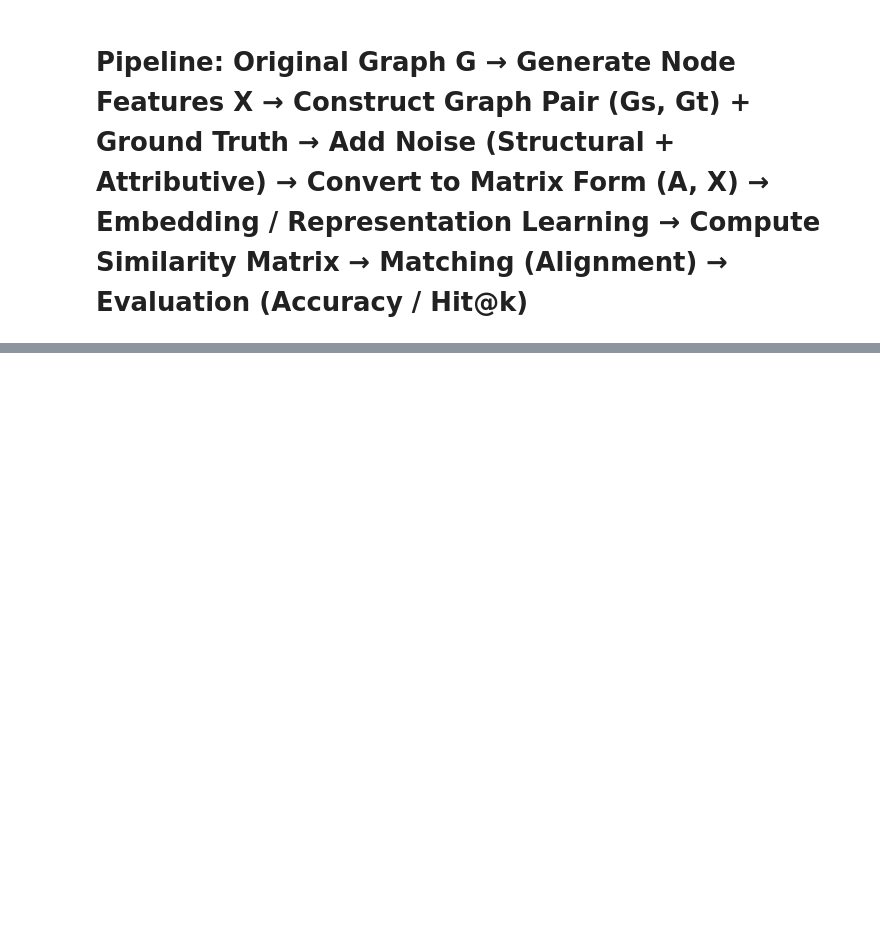
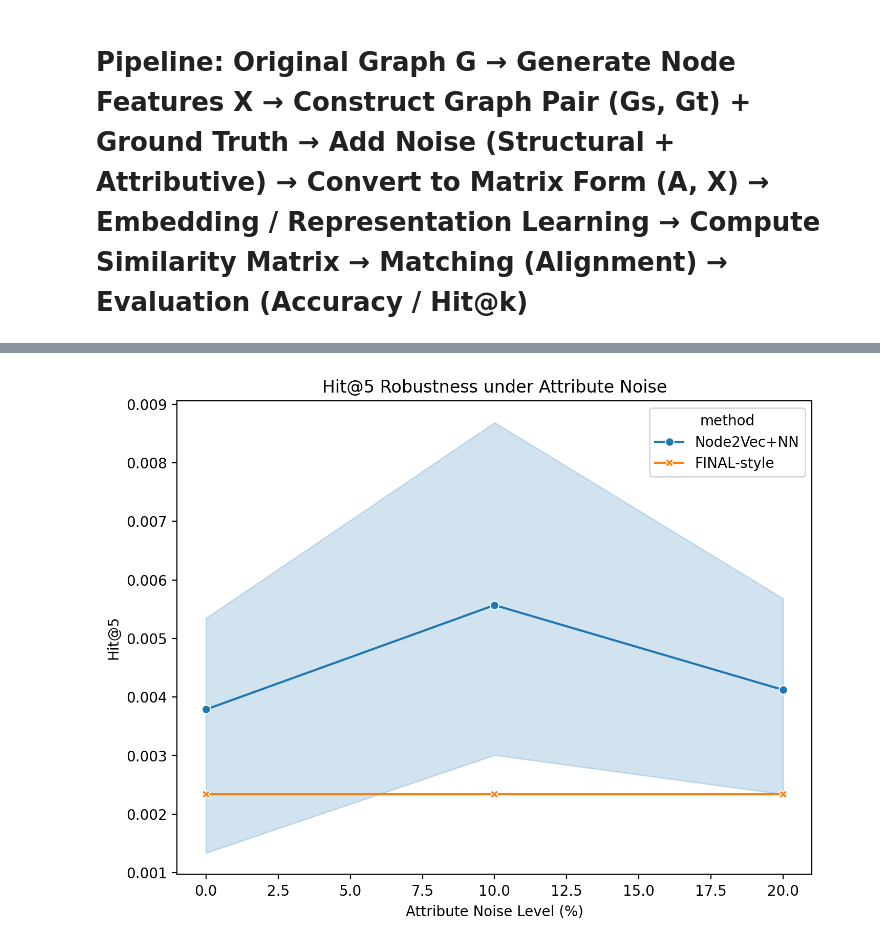
Before and after one commit to Constance930786/NetAlign_gml, a Jupyter notebook: NetAlign.ipynb, the cells around one changed output, grey strips where cells are left out. Saved outputs shown, nothing was run; the diff lists cells and outputs as text; code cells hidden in the pictures; blank space fills up the shorter version.

```diff
--- a/NetAlign.ipynb
+++ b/NetAlign.ipynb
@@ -135,0 +311,20 @@ plt.show()
+# %%
+df_attr = df[df["edge_noise"] == 0.0].copy()
+df_attr["Attr_Noise_Pct"] = df_attr["attr_noise"] * 100
+
+plt.figure(figsize=(8, 6), dpi=200)
+sns.lineplot(
+    data=df_attr,
+    x="Attr_Noise_Pct",
+    y="hit5",
+    hue="method",
+    style="method",
+    markers=True,
+    dashes=False
+)
+plt.title("Hit@5 Robustness under Attribute Noise")
+plt.xlabel("Attribute Noise Level (%)")
+plt.ylabel("Hit@5")
+plt.show()
+# %% [output]
+[figure, added]
```
Also changed, not shown: parts of 38 cells of this notebook, 6 other files.
